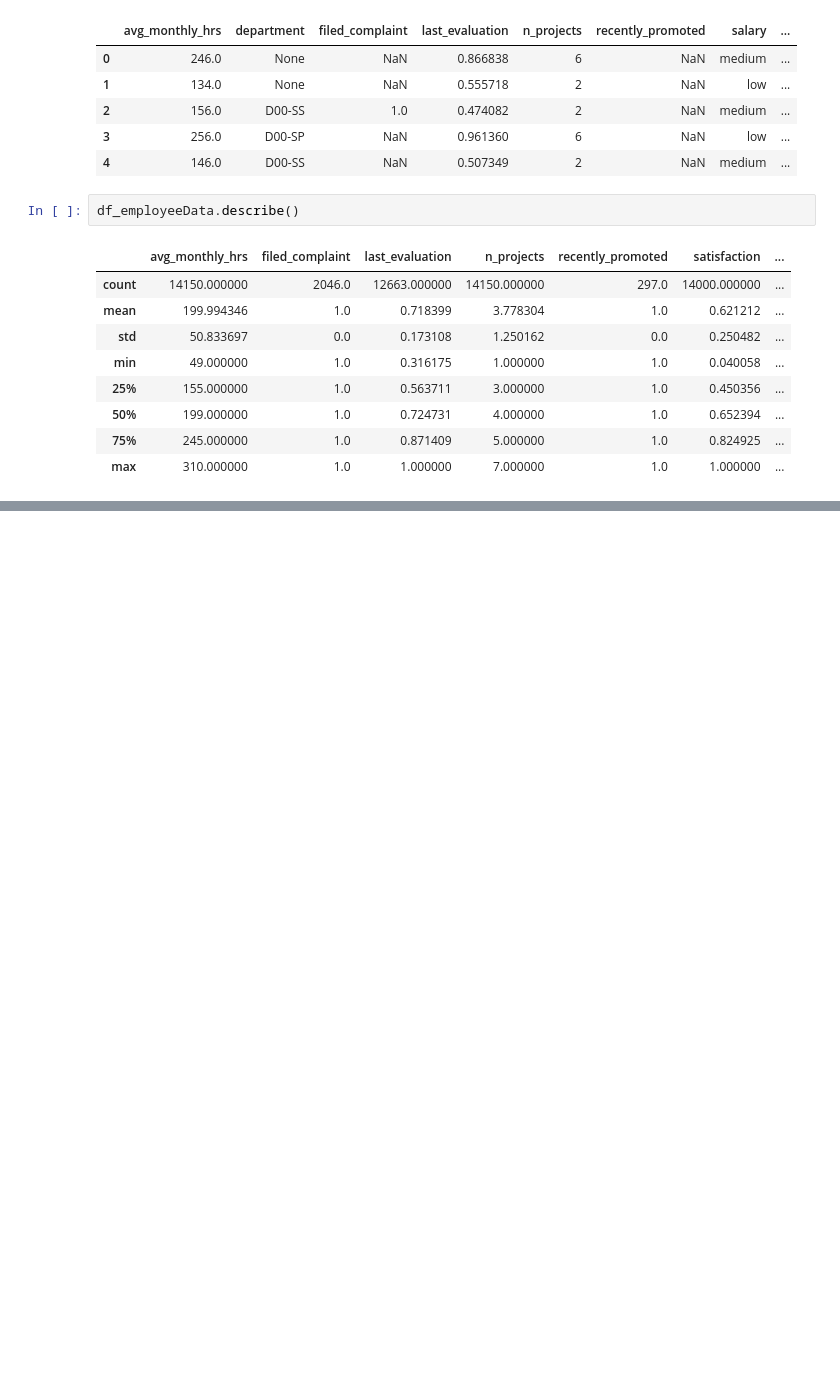
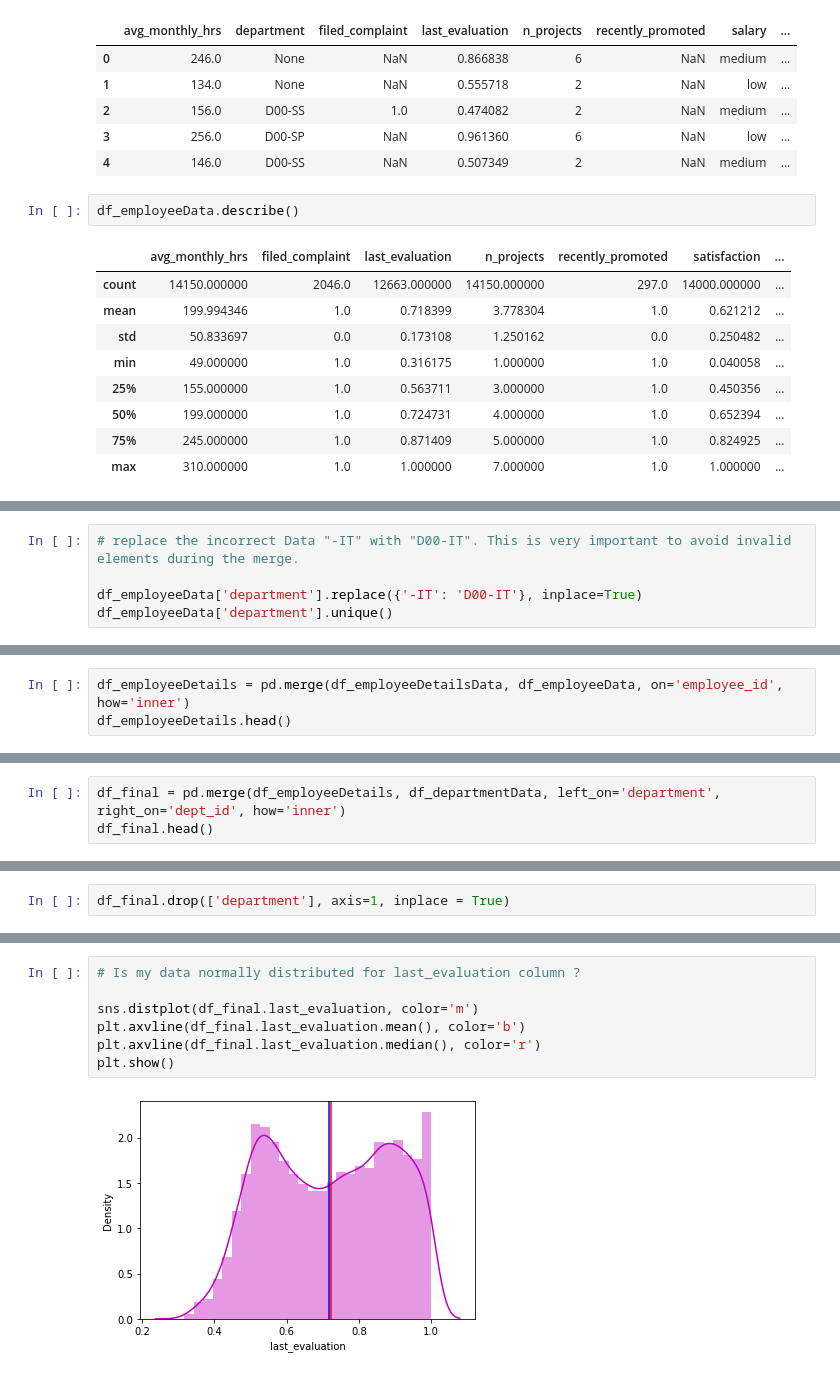
Before and after one commit to bhupeshmahara/INSAID-GCD-Capstone, a Jupyter notebook: 1005_GCD_Capstone_Project_Bhupesh.ipynb, the cells around one changed output, grey strips where cells are left out. Cells and saved outputs as stored; diff of their text form; blank space fills up the shorter version.

```diff
--- a/1005_GCD_Capstone_Project_Bhupesh.ipynb
+++ b/1005_GCD_Capstone_Project_Bhupesh.ipynb
@@ -346,0 +371,5 @@ memory usage: 1.3+ MB
+# %%
+# replace the incorrect Data "-IT" with "D00-IT". This is very important to avoid invalid elements during the merge.
+
+df_employeeData['department'].replace({'-IT': 'D00-IT'}, inplace=True)
+df_employeeData['department'].unique()
@@ -361,0 +394,3 @@ dtype: int64
+# %%
+df_employeeDetails = pd.merge(df_employeeDetailsData, df_employeeData, on='employee_id', how='inner')
+df_employeeDetails.head()
@@ -361,0 +404,3 @@ dtype: int64
+# %%
+df_final = pd.merge(df_employeeDetails, df_departmentData, left_on='department', right_on='dept_id', how='inner')
+df_final.head()
@@ -377,0 +452,2 @@ Name: avg_monthly_hrs, dtype: float64
+# %%
+df_final.drop(['department'], axis=1, inplace = True)
@@ -377,0 +474,9 @@ Name: avg_monthly_hrs, dtype: float64
+# %%
+# Is my data normally distributed for last_evaluation column ?
+
+sns.distplot(df_final.last_evaluation, color='m')
+plt.axvline(df_final.last_evaluation.mean(), color='b')
+plt.axvline(df_final.last_evaluation.median(), color='r')
+plt.show()
+# %% [output]
+[figure, added]
```
Also changed, not shown: parts of 39 cells of this notebook.
